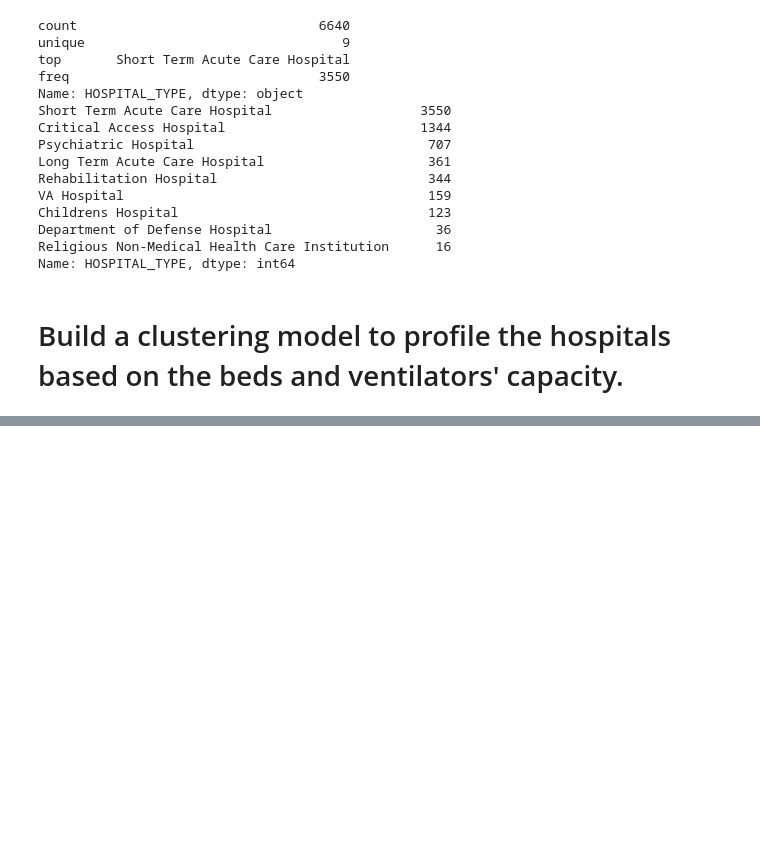
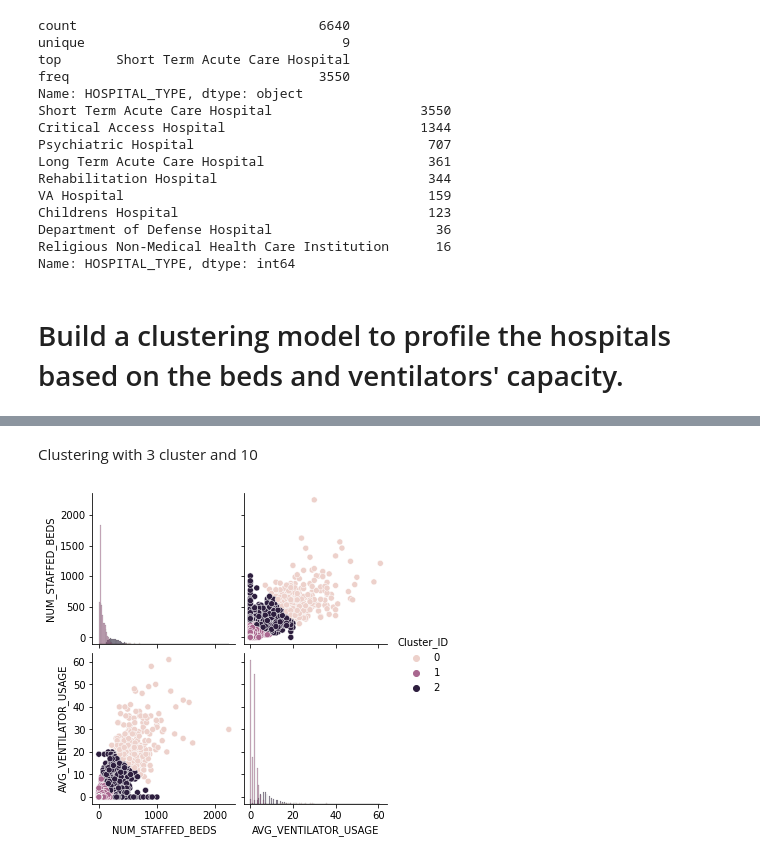
Before and after one commit to dnewton090/covid19-diagnostics, a Jupyter notebook: Descriptive mining.ipynb, the cells around one changed output, grey strips where cells are left out. Cells and saved outputs as stored; diff of their text form; code cells hidden in the pictures; blank space fills up the shorter version.

```diff
--- a/Descriptive mining.ipynb
+++ b/Descriptive mining.ipynb
@@ -120,0 +81,4 @@ memory usage: 752.2+ KB
+# %%
+df2=df[["NUM_STAFFED_BEDS","AVG_VENTILATOR_USAGE"]]
+df2=df2.fillna(0)
+df2.describe()
@@ -120,0 +125,21 @@ memory usage: 752.2+ KB
+# %%
+#Data Scaling
+from sklearn.preprocessing import StandardScaler
+# convert df2 to matrix
+X = df2.to_numpy()
+
+# scaling
+scaler = StandardScaler()
+X = scaler.fit_transform(X)
+# %% [markdown]
+Clustering with 3 cluster and 10
+# %%
+from sklearn.cluster import KMeans
+clustering = KMeans(n_clusters=3, random_state=10)
+clustering.fit(X)
+y = clustering.predict(X)
+df2['Cluster_ID'] = y
+cluster_g = sns.pairplot(df2, hue='Cluster_ID',diag_kind='hist')
+plt.show()
+# %% [output]
+[figure, added]
```
Also changed, not shown: parts of 10 cells of this notebook, 1 other file.
